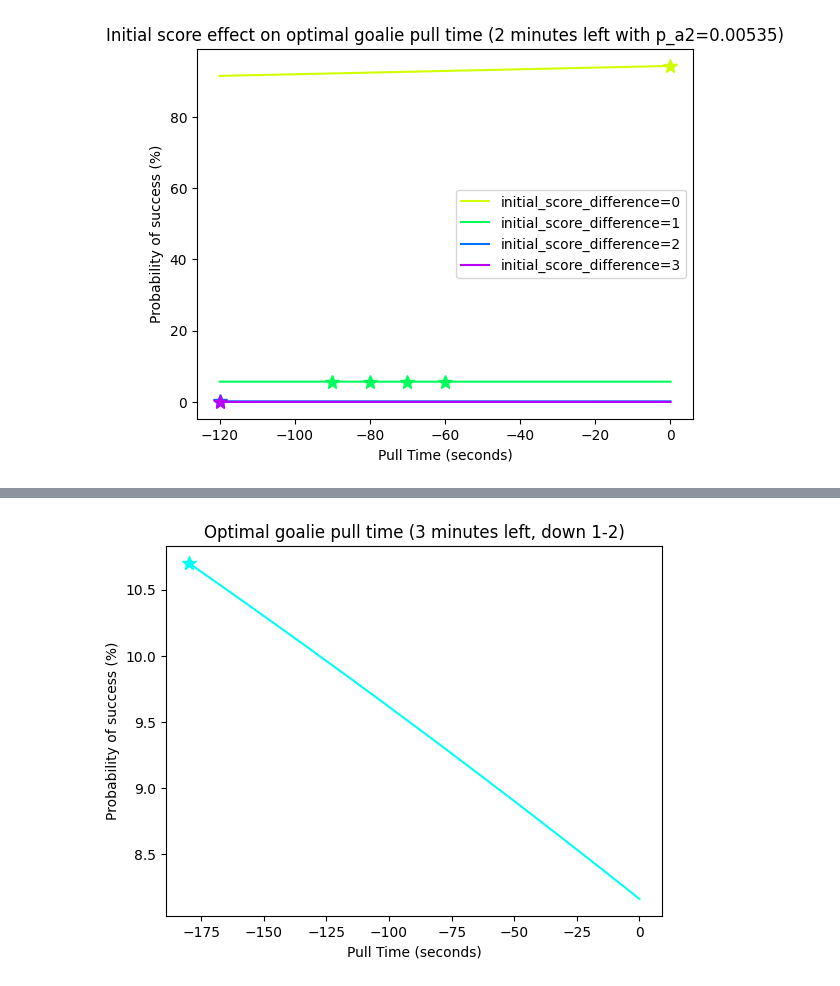
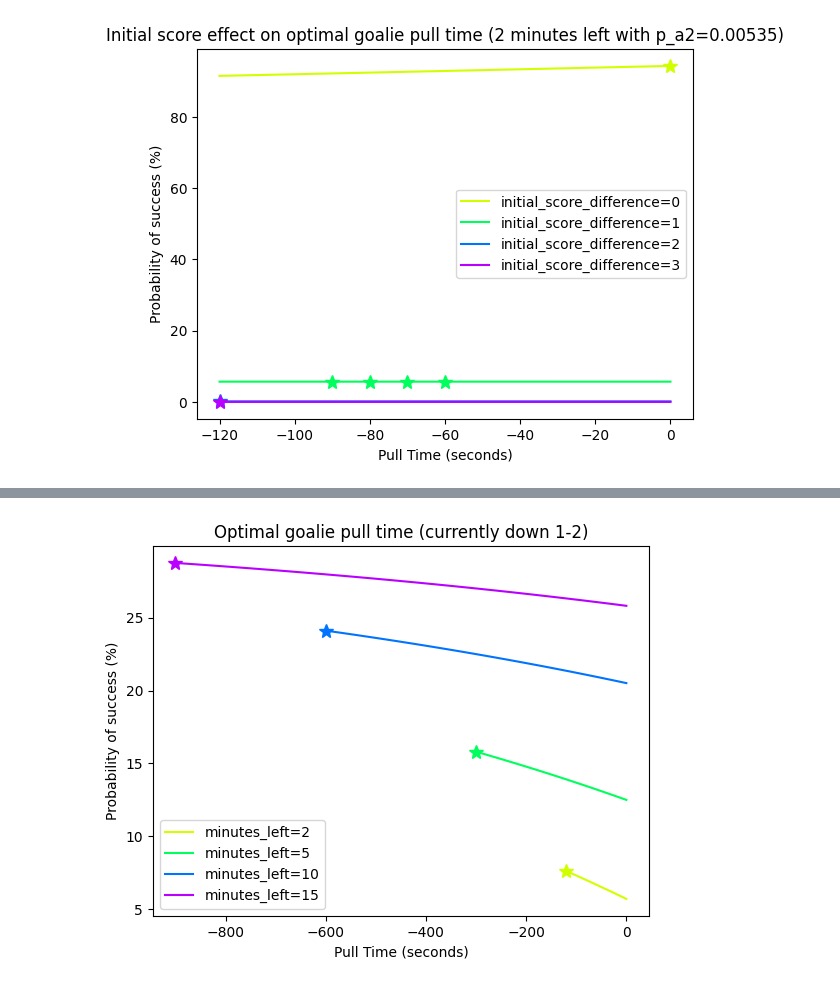
Before and after one commit to ryan-moreno/CS524-project, a Jupyter notebook: optimization/visualize_results.ipynb, the cells around one changed output, grey strips where cells are left out. Cells and saved outputs as stored; diff of their text form; code cells hidden in the pictures.

Commit message:
Run brute force model using NHL stats on a variety of minutes left

```diff
--- a/optimization/visualize_results.ipynb
+++ b/optimization/visualize_results.ipynb
@@ -295,38 +296,75 @@ plt.legend()
 # %%
-decisions_df = pkl.load(
+decisions_df_2 = pkl.load(
     open(
-        "results/3minleft_1to2.pkl",
+        "results/2minleft_1to2.pkl",
         "rb",
     )
 )
+decisions_df_2["minutes_left"] = 2
+
+decisions_df_5 = pkl.load(
+    open(
+        "results/5minleft_1to2.pkl",
+        "rb",
+    )
+)
+decisions_df_5["minutes_left"] = 5
+
+
+decisions_df_10 = pkl.load(
+    open(
+        "results/10minleft_1to2.pkl",
+        "rb",
+    )
+)
+decisions_df_10["minutes_left"] = 10
+
+decisions_df_15 = pkl.load(
+    open(
+        "results/15minleft_1to2.pkl",
+        "rb",
+    )
+)
+decisions_df_15["minutes_left"] = 15
+
+decisions_df = pd.concat([decisions_df_2, decisions_df_5, decisions_df_10, decisions_df_15], ignore_index=True)
 
 # Make the time that the game ends 0
-decisions_df["pull_time"] = decisions_df["pull_time"] - 3 * 60
+decisions_df["pull_time"] = (
+    decisions_df["pull_time"] - decisions_df["minutes_left"] * 60
+)
+
+mins_left_options = decisions_df["minutes_left"].unique()
+
+# Create a color pallete with a different color per option
+palette = sns.color_palette("hsv", len(mins_left_options))
+color_map = dict(zip(mins_left_options, palette))
 
 
-# Create a color pallete with a different color per option
-palette = sns.color_palette("hsv", 1)
+for mins_left in mins_left_options:
+    decisions_df_mins_left = decisions_df[decisions_df["minutes_left"] == mins_left]
+    # Plot pull time vs probability of success
+    plt.plot(
+        decisions_df_mins_left["pull_time"],
+        decisions_df_mins_left["prob_success"],
+        label=f"minutes_left={mins_left}",
+        color=color_map[mins_left],
+    )
 
-# Plot pull time vs probability of success
-plt.plot(
-    decisions_df["pull_time"],
-    decisions_df["prob_success"],
-    color=palette[0],
-)
-
-# Find point(s) with highest probability of success
-max_prob = decisions_df["prob_success"].max()
-best_pull_times = decisions_df[
-    decisions_df["prob_success"] == max_prob
-]["pull_time"]
-for pull_time in best_pull_times:
-    opt_color = palette[0]
-    plt.plot(pull_time, max_prob, "r*", markersize=10, color=opt_color)
+    # Find point(s) with highest probability of success
+    max_prob = decisions_df_mins_left["prob_success"].max()
+    best_pull_times = decisions_df_mins_left[
+        decisions_df_mins_left["prob_success"] == max_prob
+    ]["pull_time"]
+    for pull_time in best_pull_times:
+        opt_color = color_map[mins_left]
+        plt.plot(pull_time, max_prob, "r*", markersize=10, color=opt_color)
 
 # label x axis
 plt.xlabel("Pull Time (seconds)")
 plt.ylabel("Probability of success (%)")
 plt.title(
-    "Optimal goalie pull time (3 minutes left, down 1-2)"
+    "Optimal goalie pull time (currently down 1-2)"
 )
+plt.legend()
 # %% [output]
@@ -334 +372 @@ Text(0.5, 1.0, 'Optimal goalie pull time (3 minutes left, down 1-2)')
-[figure, old version]
+[figure, new version]
```
Also changed, not shown: parts of 4 cells of this notebook, 4 other files.
